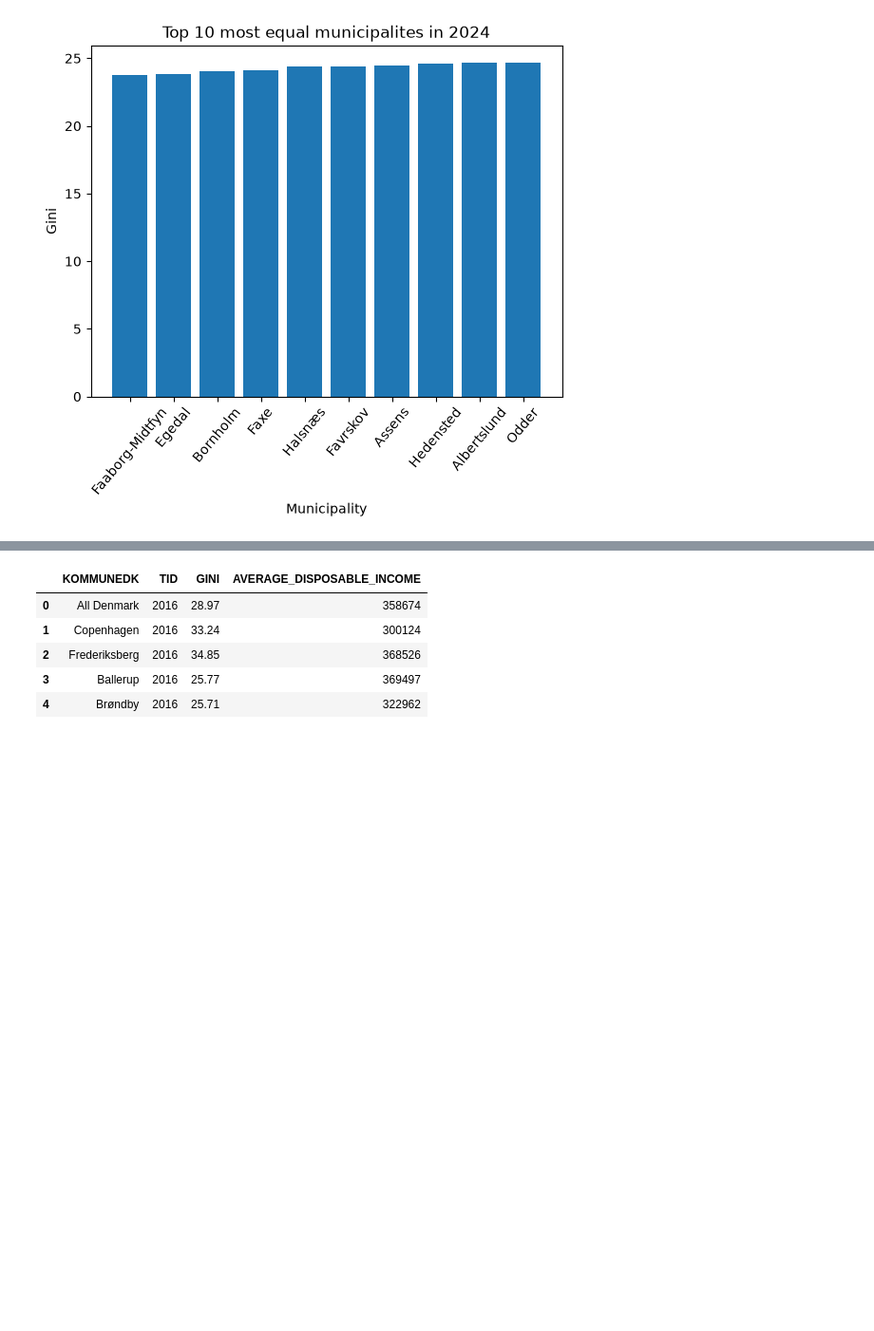
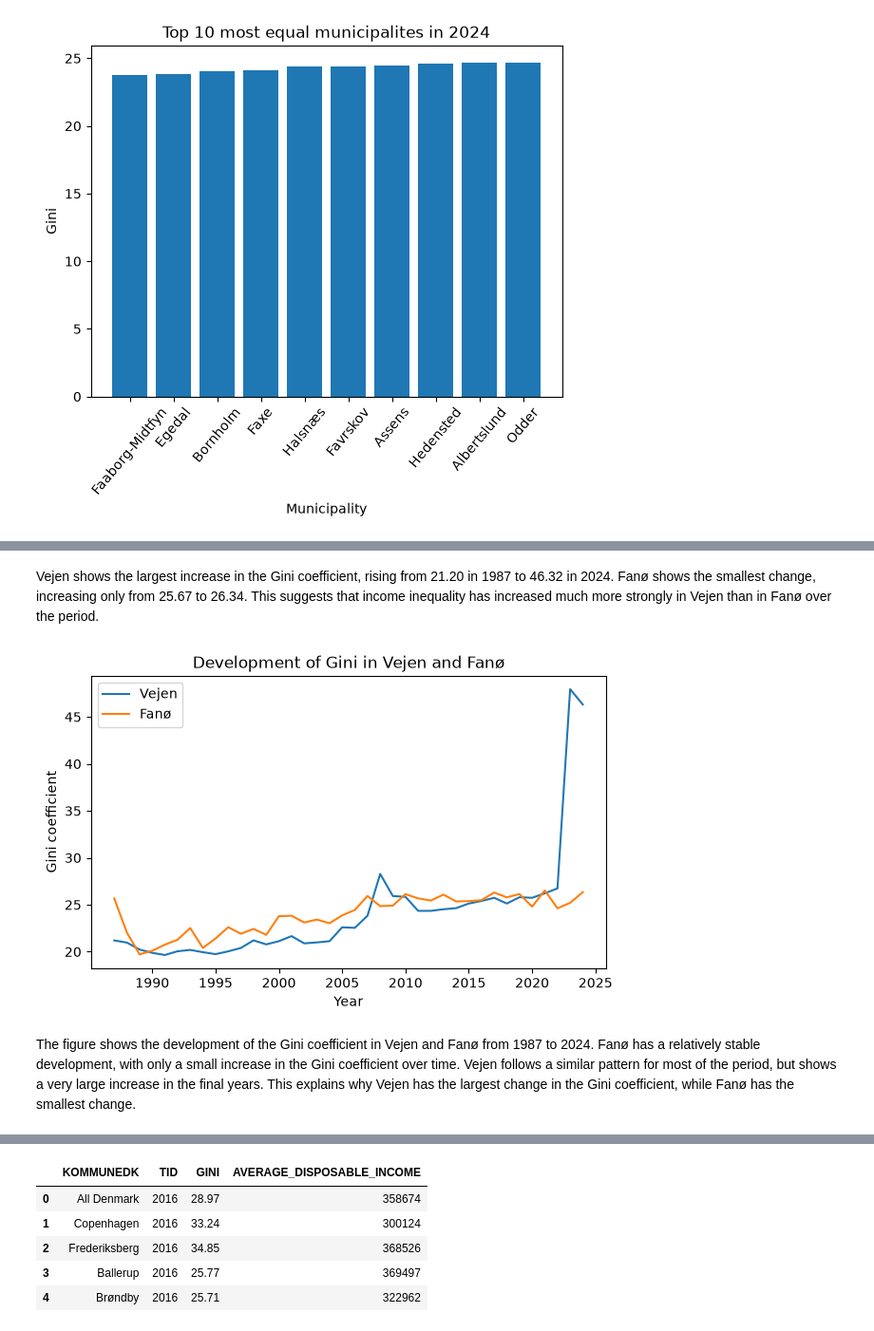
Before and after one commit to NumEconCopenhagen/projects-2025-philippa-ronya, a Jupyter notebook: 01_dataproject/Ronya_dataproject.ipynb, the cells around one changed output, grey strips where cells are left out. Shown at 95% size. Drawn from its saved outputs; the diff is of its cells as text; code cells hidden in the pictures; blank space fills up the shorter version.

Commit message:
title for 1.d

```diff
--- a/01_dataproject/Ronya_dataproject.ipynb
+++ b/01_dataproject/Ronya_dataproject.ipynb
@@ -235,13 +198,13 @@ Correlation between the munucipalities GINI and TOP10: 0.960545
 # %%
 # Convert GINI to numeric
-gini_municipalities['GINI'] = pd.to_numeric(gini_municipalities['GINI'])
+dp2.gini_municipalities['GINI'] = pd.to_numeric(dp2.gini_municipalities['GINI'])
 
 # Find the most recent year
-recent_year = gini_municipalities['TID'].max()
+recent_year = dp2.gini_municipalities['TID'].max()
 
 # Keep observations from the most recent year
-data_for_2024 = gini_municipalities[
-    gini_municipalities['TID'] == recent_year
+data_for_2024 = dp2.gini_municipalities[
+    dp2.gini_municipalities['TID'] == recent_year
 ]
 
 # Find the 10 municipalities with the highest Gini
@@ -315,0 +330,33 @@ The most equal:
+# %% [markdown]
+Vejen shows the largest increase in the Gini coefficient, rising from 21.20 in 1987 to 46.32 in 2024. Fanø shows the smallest change, increasing only from 25.67 to 26.34. This suggests that income inequality has increased much more strongly in Vejen than in Fanø over the period.
+# %%
+# Select data for Vejen and Fanø
+vejen = dp2.gini_municipalities[
+    dp2.gini_municipalities['KOMMUNEDK'] == 'Vejen'
+]
+
+fano = dp2.gini_municipalities[
+    dp2.gini_municipalities['KOMMUNEDK'] == 'Fanø'
+]
+
+# Plot the development of Gini over time
+fig = plt.figure(figsize=(7, 4))
+ax = fig.add_subplot(111)
+
+# Sorting after the years
+vejen = vejen.sort_values('TID')
+fano = fano.sort_values('TID')
+
+ax.plot(vejen['TID'], vejen['GINI'], label='Vejen')
+ax.plot(fano['TID'], fano['GINI'], label='Fanø')
+
+ax.set_title('Development of Gini in Vejen and Fanø')
+ax.set_xlabel('Year')
+ax.set_ylabel('Gini coefficient')
+
+ax.legend()
+plt.show()
+# %% [output]
+[figure, added]
+# %% [markdown]
+The figure shows the development of the Gini coefficient in Vejen and Fanø from 1987 to 2024. Fanø has a relatively stable development, with only a small increase in the Gini coefficient over time. Vejen follows a similar pattern for most of the period, but shows a very large increase in the final years. This explains why Vejen has the largest change in the Gini coefficient, while Fanø has the smallest change.
```
Also changed, not shown: parts of 33 cells of this notebook, 2 other files.
